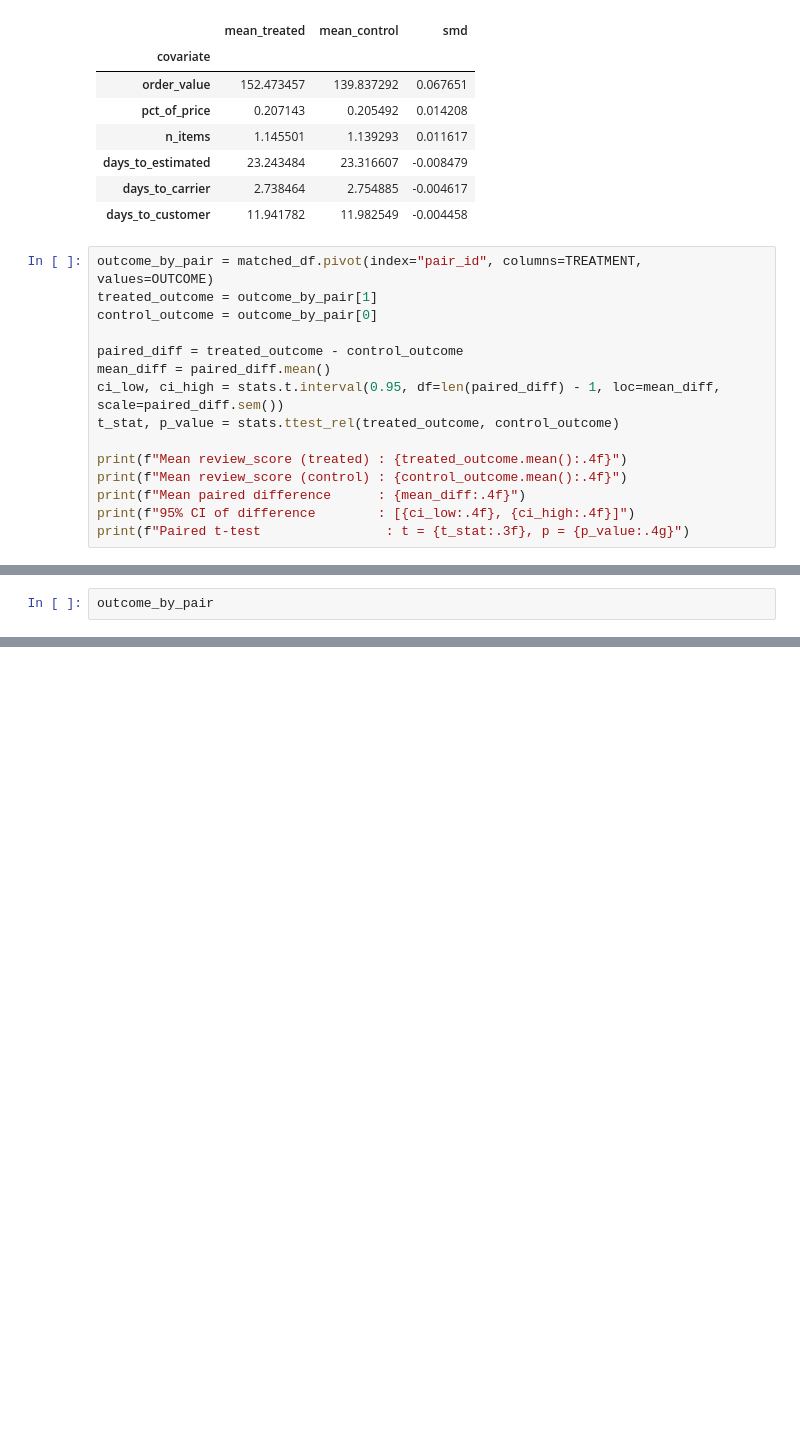
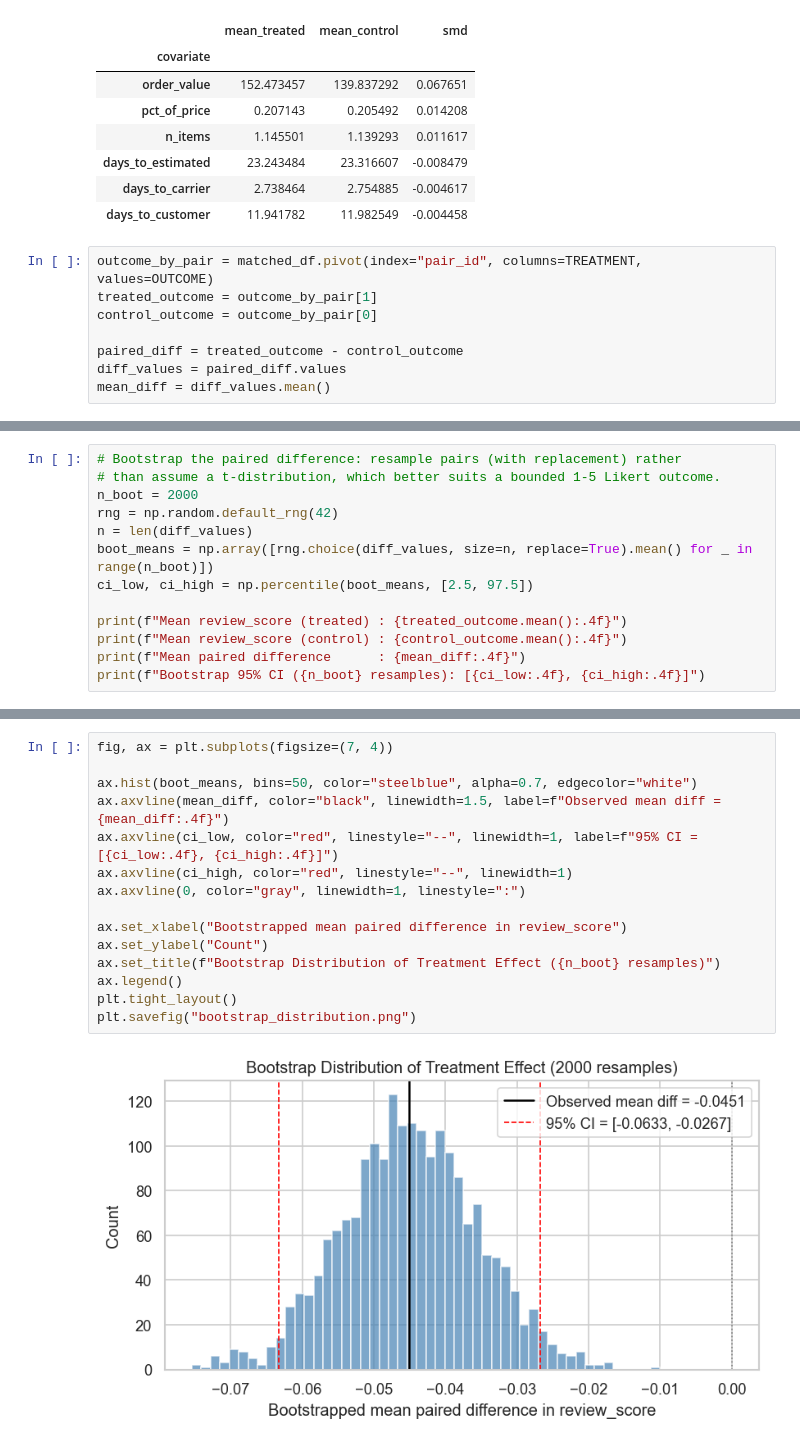
Before and after one commit to stringer-data/causal-inference-training, a Jupyter notebook: projects/02_matching/olist_ecommerce_installments/notebooks/01_ingest.ipynb, the cells around one changed output, grey strips where cells are left out. Drawn from its saved outputs; the diff is of its cells as text; blank space fills up the shorter version.

Commit message:
Complete Olist installment payments PSM notebook through matched-effect estimate

```diff
--- a/projects/02_matching/olist_ecommerce_installments/notebooks/01_ingest.ipynb
+++ b/projects/02_matching/olist_ecommerce_installments/notebooks/01_ingest.ipynb
@@ -540,15 +540,8 @@ treated_outcome = outcome_by_pair[1]
 control_outcome = outcome_by_pair[0]
 
 paired_diff = treated_outcome - control_outcome
-mean_diff = paired_diff.mean()
-ci_low, ci_high = stats.t.interval(0.95, df=len(paired_diff) - 1, loc=mean_diff, scale=paired_diff.sem())
-t_stat, p_value = stats.ttest_rel(treated_outcome, control_outcome)
-
-print(f"Mean review_score (treated) : {treated_outcome.mean():.4f}")
-print(f"Mean review_score (control) : {control_outcome.mean():.4f}")
-print(f"Mean paired difference      : {mean_diff:.4f}")
-print(f"95% CI of difference        : [{ci_low:.4f}, {ci_high:.4f}]")
-print(f"Paired t-test                : t = {t_stat:.3f}, p = {p_value:.4g}")
+diff_values = paired_diff.values
+mean_diff = diff_values.mean()
 # %% [output]
 Mean review_score (treated) : 4.1417
 Mean review_score (control) : 4.1868
@@ -558,3 +550,14 @@ Paired t-test                : t = -4.679, p = 2.891e-06
 # %%
-outcome_by_pair
+# Bootstrap the paired difference: resample pairs (with replacement) rather
+# than assume a t-distribution, which better suits a bounded 1-5 Likert outcome.
+n_boot = 2000
+rng = np.random.default_rng(42)
+n = len(diff_values)
+boot_means = np.array([rng.choice(diff_values, size=n, replace=True).mean() for _ in range(n_boot)])
+ci_low, ci_high = np.percentile(boot_means, [2.5, 97.5])
+
+print(f"Mean review_score (treated) : {treated_outcome.mean():.4f}")
+print(f"Mean review_score (control) : {control_outcome.mean():.4f}")
+print(f"Mean paired difference      : {mean_diff:.4f}")
+print(f"Bootstrap 95% CI ({n_boot} resamples): [{ci_low:.4f}, {ci_high:.4f}]")
 # %% [output]
@@ -574,0 +568,17 @@ outcome_by_pair
+# %%
+fig, ax = plt.subplots(figsize=(7, 4))
+
+ax.hist(boot_means, bins=50, color="steelblue", alpha=0.7, edgecolor="white")
+ax.axvline(mean_diff, color="black", linewidth=1.5, label=f"Observed mean diff = {mean_diff:.4f}")
+ax.axvline(ci_low, color="red", linestyle="--", linewidth=1, label=f"95% CI = [{ci_low:.4f}, {ci_high:.4f}]")
+ax.axvline(ci_high, color="red", linestyle="--", linewidth=1)
+ax.axvline(0, color="gray", linewidth=1, linestyle=":")
+
+ax.set_xlabel("Bootstrapped mean paired difference in review_score")
+ax.set_ylabel("Count")
+ax.set_title(f"Bootstrap Distribution of Treatment Effect ({n_boot} resamples)")
+ax.legend()
+plt.tight_layout()
+plt.savefig("bootstrap_distribution.png")
+# %% [output]
+[figure, added]
```
Also changed, not shown: parts of 3 cells of this notebook, 1 other file.
